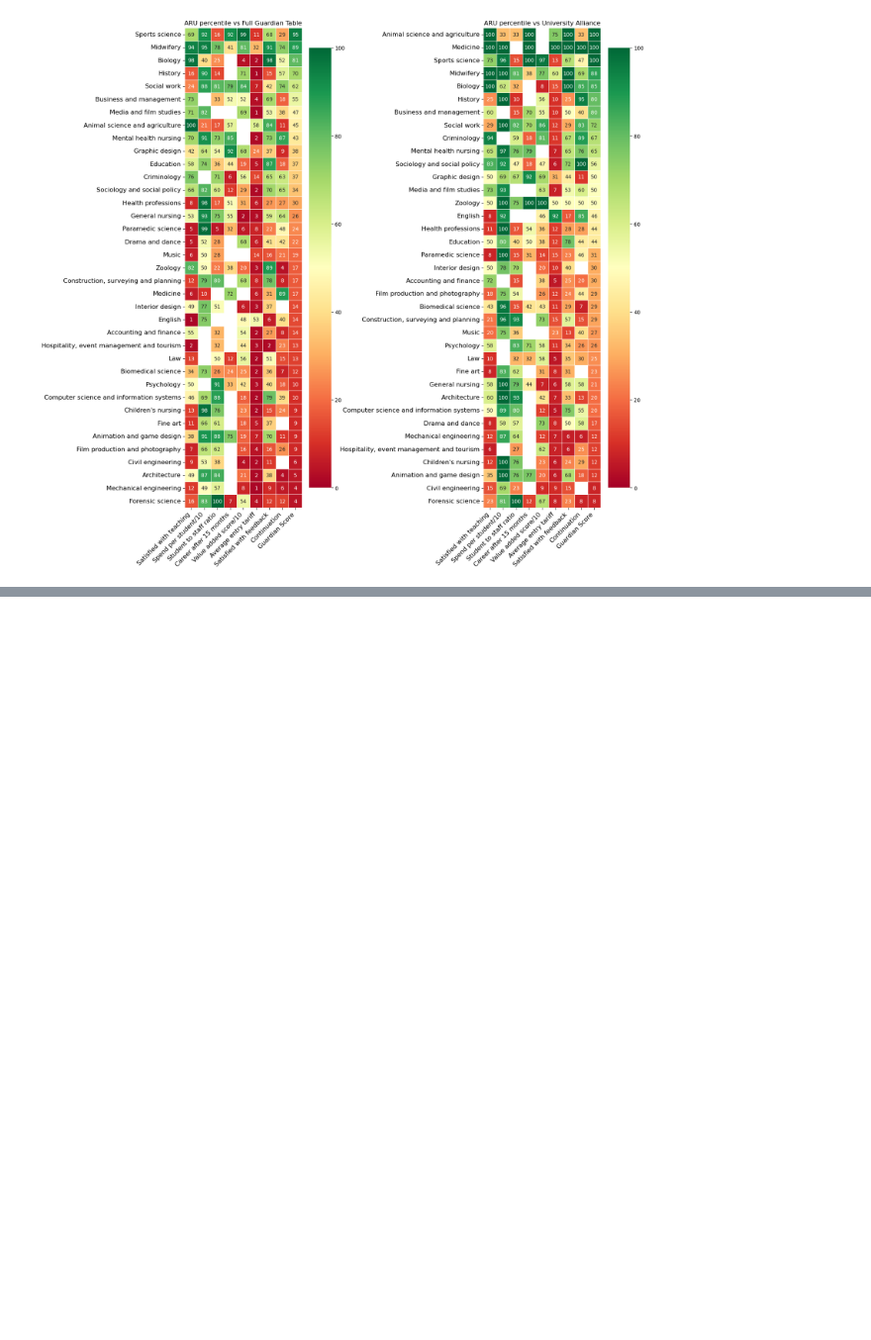
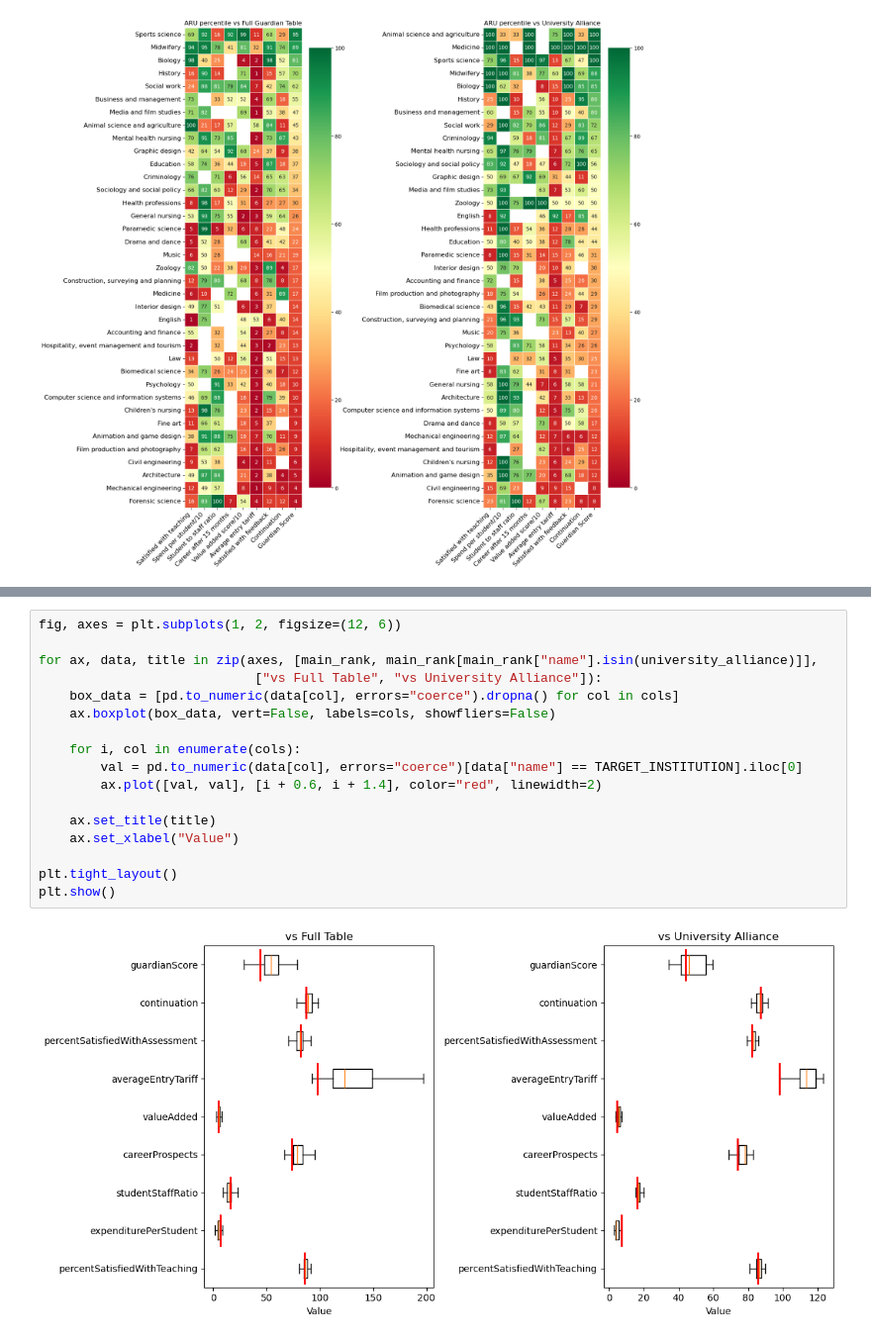
Before and after one commit to mjduarterosa/guardian-univ-ranking, a Jupyter notebook: explore_ranking.ipynb, the cells around one changed output, grey strips where cells are left out. Shown at 99% size. Saved outputs shown, nothing was run; the diff lists cells and outputs as text; blank space fills up the shorter version.

```diff
--- a/explore_ranking.ipynb
+++ b/explore_ranking.ipynb
@@ -623,0 +651,19 @@ plt.show()
+# %%
+fig, axes = plt.subplots(1, 2, figsize=(12, 6))
+
+for ax, data, title in zip(axes, [main_rank, main_rank[main_rank["name"].isin(university_alliance)]],
+                            ["vs Full Table", "vs University Alliance"]):
+    box_data = [pd.to_numeric(data[col], errors="coerce").dropna() for col in cols]
+    ax.boxplot(box_data, vert=False, labels=cols, showfliers=False)
+
+    for i, col in enumerate(cols):
+        val = pd.to_numeric(data[col], errors="coerce")[data["name"] == TARGET_INSTITUTION].iloc[0]
+        ax.plot([val, val], [i + 0.6, i + 1.4], color="red", linewidth=2)
+
+    ax.set_title(title)
+    ax.set_xlabel("Value")
+
+plt.tight_layout()
+plt.show()
+# %% [output]
+[figure, added]
```
Also changed, not shown: parts of 3 cells of this notebook.
